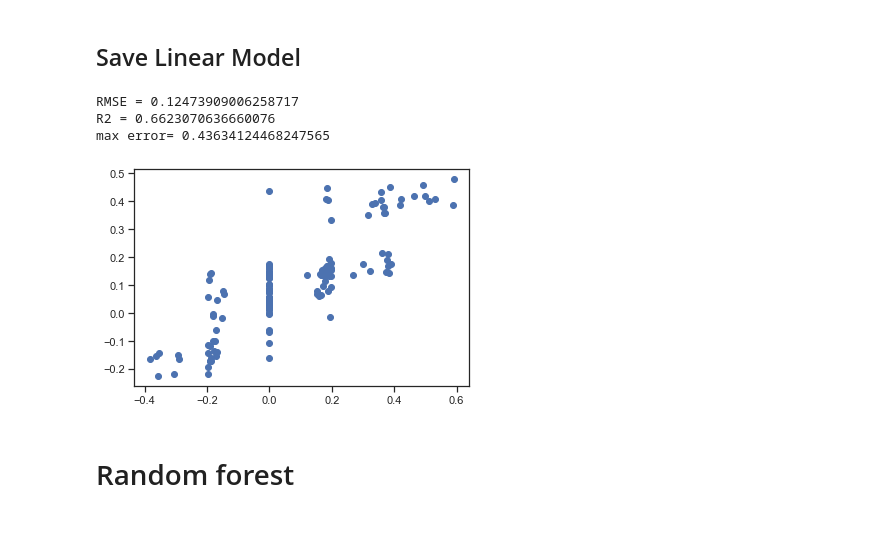
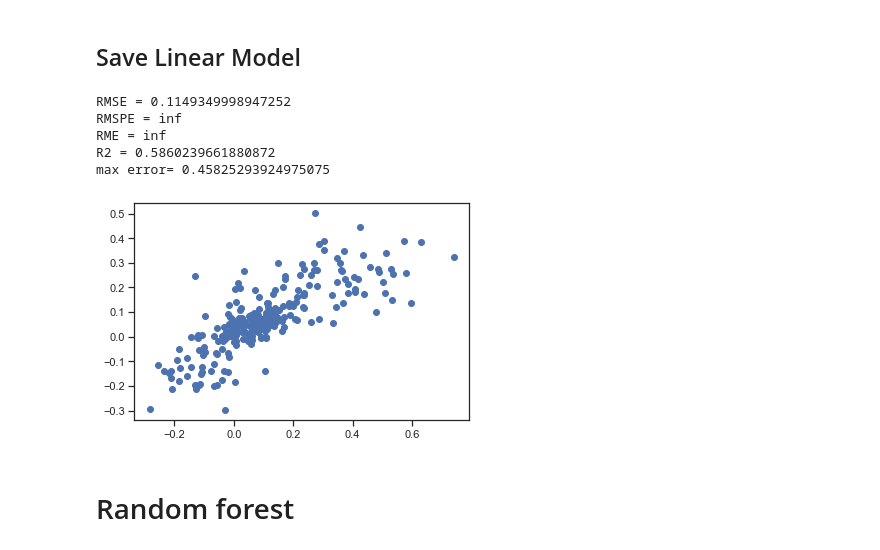
Before and after one commit to sechava4/monitoreogrid, a Jupyter notebook: app/Investigation/ConsumptionEstimationJournal/Model_generation_notebook.ipynb, the cells around one changed output. Cells and saved outputs as stored; diff of their text form; code cells hidden in the pictures.

```diff
--- a/app/Investigation/ConsumptionEstimationJournal/Model_generation_notebook.ipynb
+++ b/app/Investigation/ConsumptionEstimationJournal/Model_generation_notebook.ipynb
@@ -859,6 +865,11 @@ mean_features_by_user_and_slope.tail(60)
 # %%
-model_ft = train_cons[['mean_max_power_usr', 'mean_soc','mean_speed','slope']]
-selected_ft = train_cons[['mean_max_power_usr', 'mean_soc','mean_speed', 'slope', 'consumption_per_km']]
+cols = ['max_power','slope']
+# cols = ['mean_max_power_usr', 'mean_soc','mean_speed','slope', 'mean_min_power_usr', 'mean_consumption_per_km_usr']
+model_ft = train_cons[cols]
+selected_ft = train_cons[['max_power', 'slope',
+        'consumption_per_km']]
+
 print(len(selected_ft))
+
 selected_ft.corr()
 # %% [output]
@@ -890,7 +899,9 @@ train_lm_scaled['consumption_per_km'] = train_scaled['consumption_per_km']
 # %% [markdown]
 # Linear Model
 # %%
-formula = 'consumption_per_km ~ slope + mean_max_power_usr + mean_soc + mean_speed -1' # 0.84
+#formula = 'consumption_per_km ~ slope + mean_max_power_usr + mean_soc + mean_speed + mean_min_power_usr + mean_consumption_per_km_usr -1' # 0.84
+formula = 'consumption_per_km ~ slope + max_power -1' # 0.84
+
 
 lm_consumo = ols(formula = formula, data = train_cons[selected_ft.columns]).fit()
 print(lm_consumo.summary())
@@ -990,6 +1001,14 @@ test_test['mean_max_power_usr'] = test_test.apply(
     lambda row: row['mean_max_power'] if np.isnan(row['mean_max_power_usr']) else row['mean_max_power_usr'],
     axis=1
 )
+test_test['mean_min_power_usr'] = test_test.apply(
+    lambda row: row['mean_min_power'] if np.isnan(row['mean_min_power_usr']) else row['mean_min_power_usr'],
+    axis=1
+)
+test_test['mean_consumption_per_km_usr'] = test_test.apply(
+    lambda row: row['mean_consumption_per_km'] if np.isnan(row['mean_consumption_per_km_usr']) else row['mean_consumption_per_km_usr'],
+    axis=1
+)
 test_test.isna().sum()
 # %% [output]
 num_acc_min                    0
@@ -1032,7 +1047,7 @@ predictions = lm_consumo.predict(test_scaled)
 ### Without scaling
 # %%
 test_test['consumption_per_km'] = test_test['consumption_per_km']
-predictions = lm_consumo.predict(test_test[['mean_max_power_usr', 'mean_soc','mean_speed', 'slope']])
+predictions = lm_consumo.predict(test_test[cols])
 y_test_lm = test_test['consumption_per_km']
 # %% [markdown]
 ## Save Linear Model
@@ -1041,18 +1056,27 @@ dump(lm_consumo, open('linear_model.pkl', 'wb'))
 # %%
 def model_evaluation(y_test, predictions):
     RMSE = np.sqrt(mean_squared_error(y_test, predictions))
     print('RMSE =',RMSE)
+
+    rmspe = (np.sqrt(np.mean(np.square((y_test - predictions) / y_test)))) * 100
+    print('RMSPE =',rmspe)
+
+    rme = np.mean(np.abs((y_test - predictions) / y_test)) * 100
+    print('RME =',rme)
+
 
     print('R2 =',r2_score(y_test, predictions))
     print('max error=',max(abs(y_test - predictions)))
     plt.figure()
     plt.scatter(x=y_test, y=predictions)
 
 model_evaluation(y_test_lm, predictions)
 # %% [output]
-RMSE = 0.12473909006258717
-R2 = 0.6623070636660076
-max error= 0.43634124468247565
+RMSE = 0.1149349998947252
+RMSPE = inf
+RME = inf
+R2 = 0.5860239661880872
+max error= 0.45825293924975075
-[figure, old version]
+[figure, new version]
 # %% [markdown]
 # Random forest
```
Also changed, not shown: parts of 59 cells of this notebook, 26 other files.
